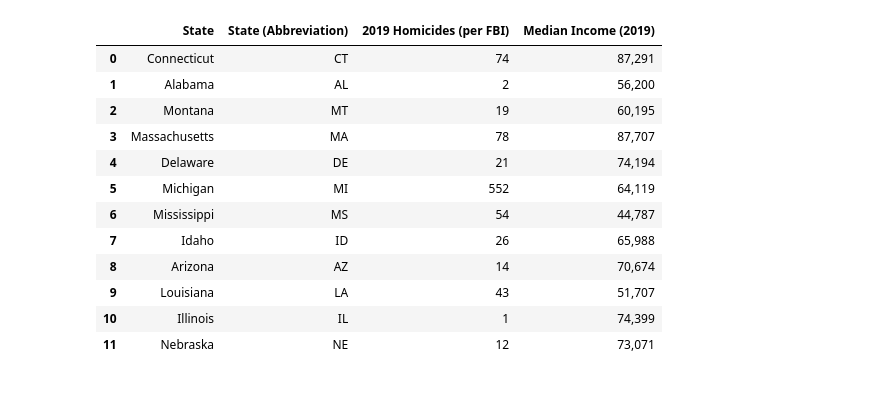
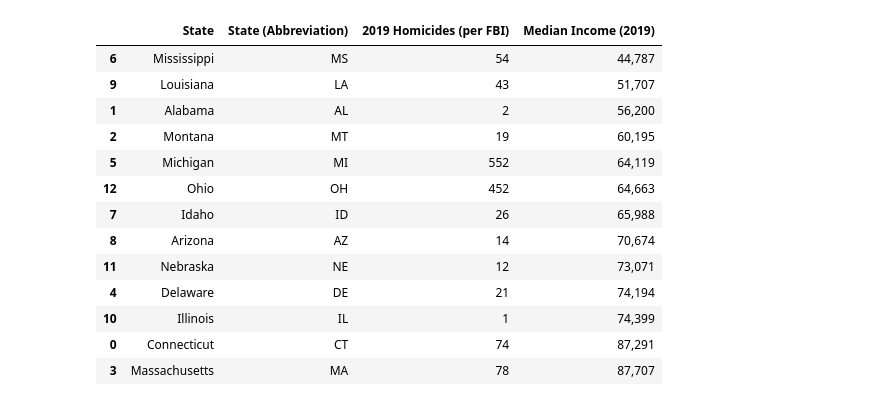
Before and after one commit to akarpie96/CrimeStats, a Jupyter notebook: Homicide Rates Demo - FBI API.ipynb, the cells around one changed output. Drawn from its saved outputs; the diff is of its cells as text; code cells hidden in the pictures.

```diff
--- a/Homicide Rates Demo - FBI API.ipynb
+++ b/Homicide Rates Demo - FBI API.ipynb
@@ -10,7 +10,7 @@ Income_df=pd.read_csv('Median Income.csv')
 # %%
 url = "https://api.usa.gov/crime/fbi/sapi/api/nibrs/homicide/offense/states/"
 api_key="JWNFNOUahji0RfLcPp5tibijU737BDnY4kKfYU9i"
-states=['CT', 'AL', 'MT', "MA", "DE", "MI", "MS", "ID", "AZ", "LA", "IL", "NE"]
+states=['CT', 'AL', 'MT', "MA", "DE", "MI", "MS", "ID", "AZ", "LA", "IL", "NE", "OH"]
 homicide_count_2019=[]
 # Build query URL
 for state in states:
@@ -28,7 +28,7 @@ states_df = pd.DataFrame({
     "2019 Homicides (per FBI)": homicide_count_2019
 })
 
-states_df["State"]=["Connecticut", "Alabama", "Montana", "Massachusetts","Delaware", "Michigan","Mississippi", "Idaho", "Arizona", "Louisiana", "Illinois", "Nebraska" ]
+states_df["State"]=["Connecticut", "Alabama", "Montana", "Massachusetts","Delaware", "Michigan","Mississippi", "Idaho", "Arizona", "Louisiana", "Illinois", "Nebraska", "Ohio" ]
 
 states_df[["State", "State (Abbreviation)", "2019 Homicides (per FBI)"]]
 # %% [output]
@@ -53,23 +54,26 @@ states_df.plot('State (Abbreviation)', '2019 Homicides (per FBI)', kind='bar', f
 # %%
 merge_df = pd.merge(states_df, Income_df, on="State", how="left")
 
 merge_df=merge_df[["State", "State (Abbreviation)", "2019 Homicides (per FBI)", "Median Income (2019)"]]
 
+merge_df=merge_df.sort_values(by=['Median Income (2019)'], ascending=True)
+
 merge_df
 # %% [output]
 |  | State | State (Abbreviation) | 2019 Homicides (per FBI) | Median Income (2019) |
-| 0 | Connecticut | CT | 74 | 87,291 |
+| 6 | Mississippi | MS | 54 | 44,787 |
+| 9 | Louisiana | LA | 43 | 51,707 |
 | 1 | Alabama | AL | 2 | 56,200 |
 | 2 | Montana | MT | 19 | 60,195 |
-| 3 | Massachusetts | MA | 78 | 87,707 |
-| 4 | Delaware | DE | 21 | 74,194 |
 | 5 | Michigan | MI | 552 | 64,119 |
-| 6 | Mississippi | MS | 54 | 44,787 |
+| 12 | Ohio | OH | 452 | 64,663 |
 | 7 | Idaho | ID | 26 | 65,988 |
 | 8 | Arizona | AZ | 14 | 70,674 |
-| 9 | Louisiana | LA | 43 | 51,707 |
+| 11 | Nebraska | NE | 12 | 73,071 |
+| 4 | Delaware | DE | 21 | 74,194 |
 | 10 | Illinois | IL | 1 | 74,399 |
-| 11 | Nebraska | NE | 12 | 73,071 |
+| 0 | Connecticut | CT | 74 | 87,291 |
+| 3 | Massachusetts | MA | 78 | 87,707 |
 # %%
 x_values = merge_df['Median Income (2019)']
 y_values = merge_df['2019 Homicides (per FBI)']
```
Also changed, not shown: parts of 4 cells of this notebook.
